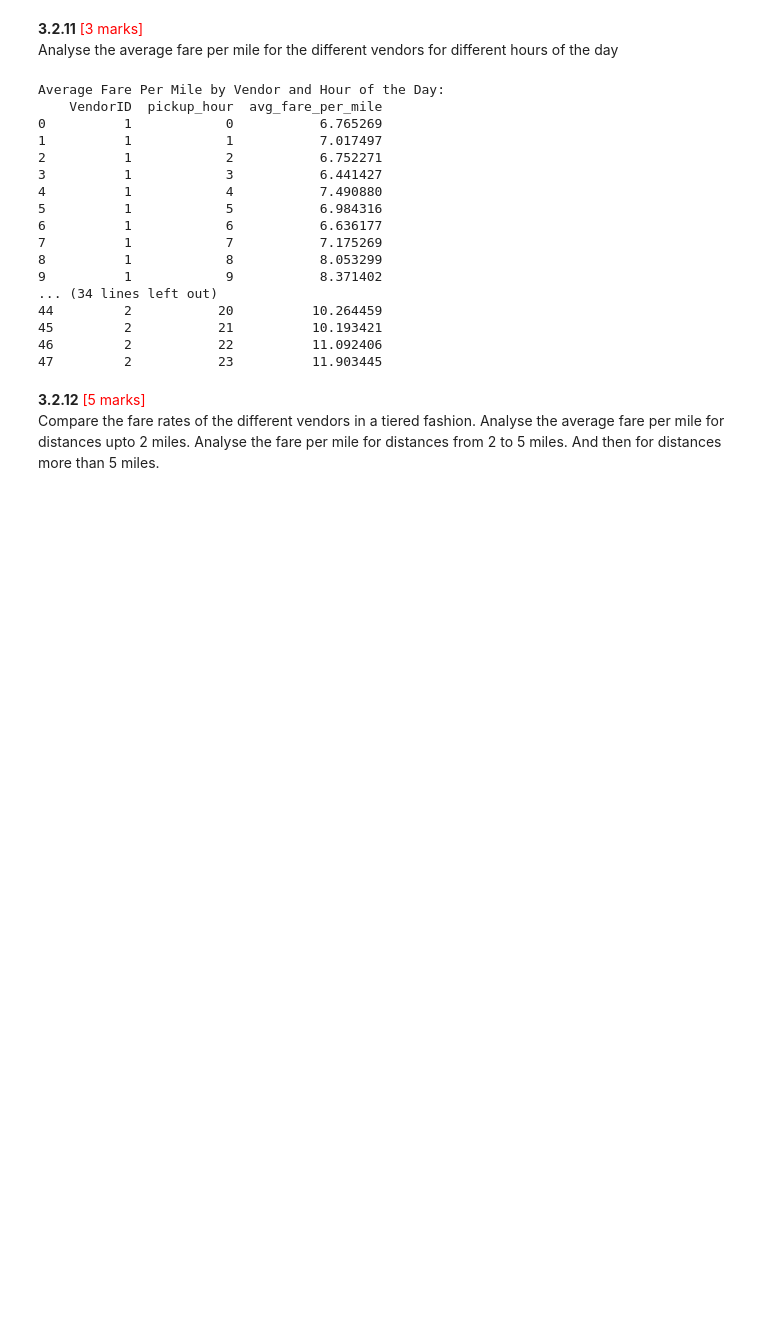
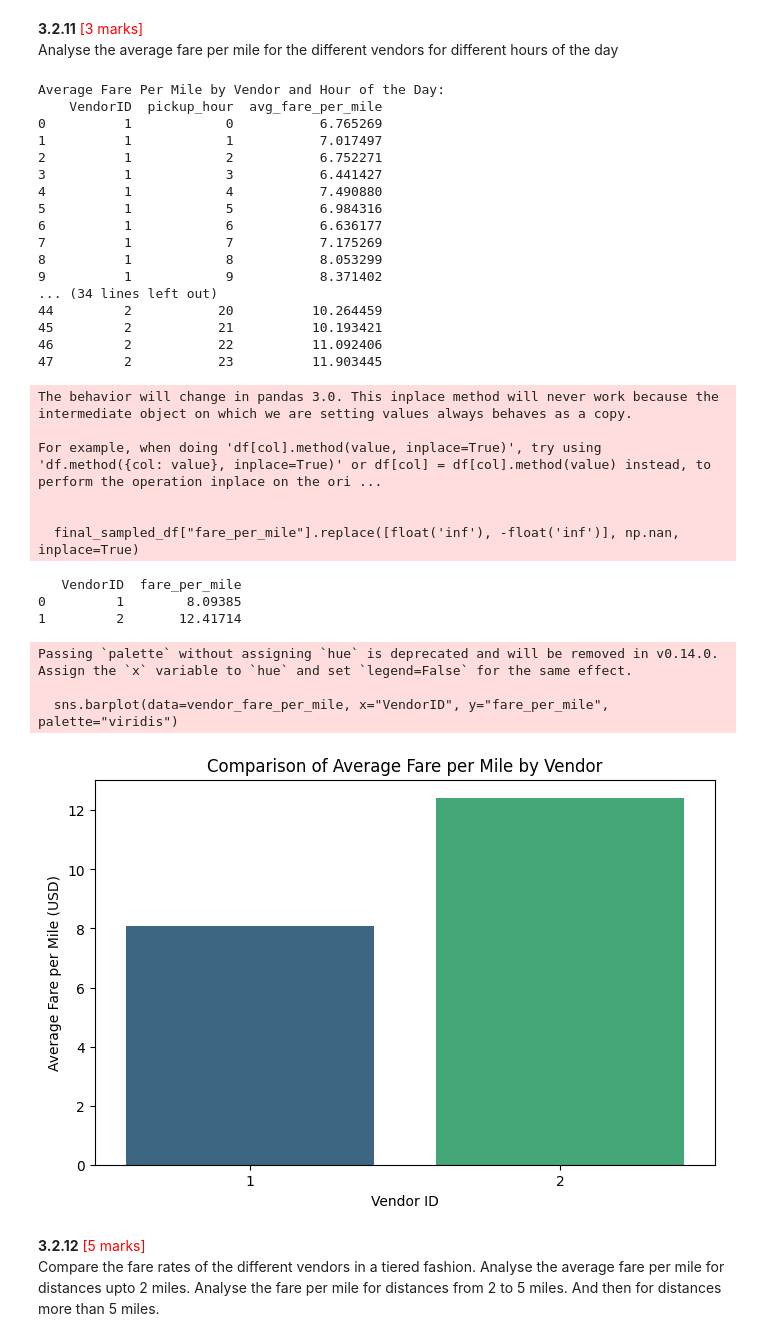
Before and after one commit to arnavxyz/EDA_Optimising_NYC_Taxis_Arnav_Dubey, a Jupyter notebook: EDA_Assg_NYC_Taxi_Starter.ipynb, the cells around one changed output. Drawn from its saved outputs; the diff is of its cells as text; code cells hidden in the pictures; blank space fills up the shorter version.

```diff
--- a/EDA_Assg_NYC_Taxi_Starter.ipynb
+++ b/EDA_Assg_NYC_Taxi_Starter.ipynb
@@ -2094,6 +2105,43 @@ Average Fare Per Mile by Vendor and Hour of the Day:
 45         2           21          10.193421
 46         2           22          11.092406
 47         2           23          11.903445
+# %%
+# Calculate the fare per mile
+final_sampled_df["fare_per_mile"] = final_sampled_df["fare_amount"] / final_sampled_df["trip_distance"]
+
+# Handle cases where trip_distance is 0 to avoid division errors
+final_sampled_df["fare_per_mile"].replace([float('inf'), -float('inf')], np.nan, inplace=True)
+
+# Group by VendorID and calculate the average fare per mile
+vendor_fare_per_mile = final_sampled_df.groupby("VendorID")["fare_per_mile"].mean().reset_index()
+
+# Display results
+print(vendor_fare_per_mile)
+
+# Optional: Visualizing the average fare per mile for different vendors
+import matplotlib.pyplot as plt
+import seaborn as sns
+
+plt.figure(figsize=(8, 5))
+sns.barplot(data=vendor_fare_per_mile, x="VendorID", y="fare_per_mile", palette="viridis")
+plt.xlabel("Vendor ID")
+plt.ylabel("Average Fare per Mile (USD)")
+plt.title("Comparison of Average Fare per Mile by Vendor")
+plt.show()
+# %% [output]
+The behavior will change in pandas 3.0. This inplace method will never work because the intermediate object on which we are setting values always behaves as a copy.
+
+For example, when doing 'df[col].method(value, inplace=True)', try using 'df.method({col: value}, inplace=True)' or df[col] = df[col].method(value) instead, to perform the operation inplace on the ori ...
+
+
+  final_sampled_df["fare_per_mile"].replace([float('inf'), -float('inf')], np.nan, inplace=True)
+   VendorID  fare_per_mile
+0         1        8.09385
+1         2       12.41714
+Passing `palette` without assigning `hue` is deprecated and will be removed in v0.14.0. Assign the `x` variable to `hue` and set `legend=False` for the same effect.
+
+  sns.barplot(data=vendor_fare_per_mile, x="VendorID", y="fare_per_mile", palette="viridis")
+[figure, added]
 # %% [markdown]
 **3.2.12** <font color = red>[5 marks]</font> <br>
 Compare the fare rates of the different vendors in a tiered fashion. Analyse the average fare per mile for distances upto 2 miles. Analyse the fare per mile for distances from 2 to 5 miles. And then for distances more than 5 miles.
```
Also changed, not shown: parts of 12 cells of this notebook.
